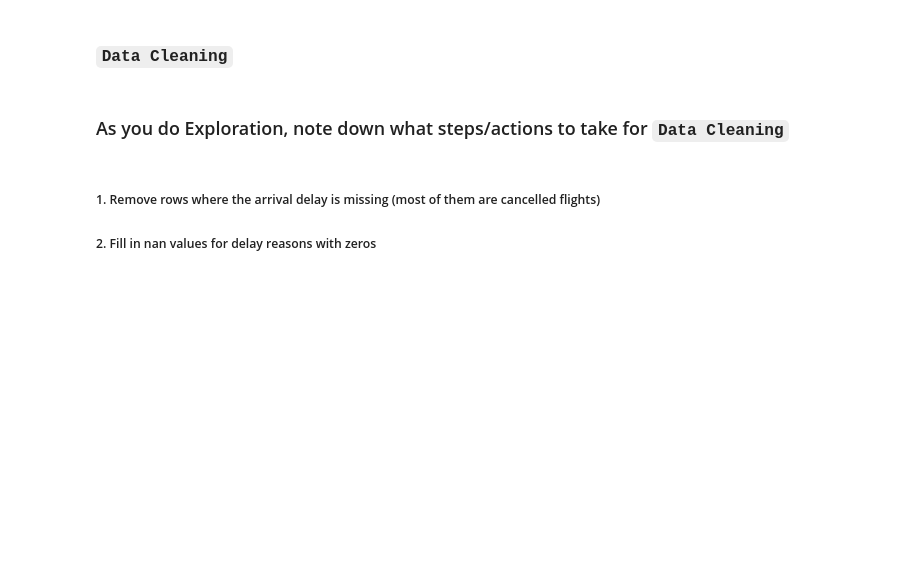
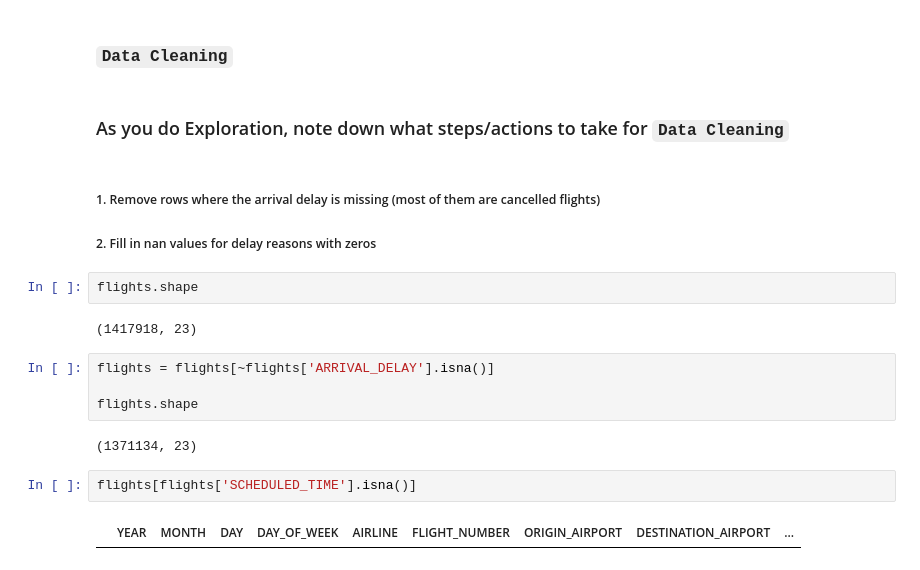
Before and after one commit to 47dhiraj/analytics_projects, a Jupyter notebook: pandas/data_exploration_and_data_cleaning/Flight Project/flight_project.ipynb, the cells around one changed output. Drawn from its saved outputs; the diff is of its cells as text; blank space fills up the shorter version.

```diff
--- a/pandas/data_exploration_and_data_cleaning/Flight Project/flight_project.ipynb
+++ b/pandas/data_exploration_and_data_cleaning/Flight Project/flight_project.ipynb
@@ -308,3 +332,17 @@ arrival_na_not_cancelled[arrival_na_not_cancelled['ARRIVAL_TIME'].isna()].shape
 # %% [markdown]
 ##### 1. Remove rows where the arrival delay is missing (most of them are cancelled flights)
 ##### 2. Fill in nan values for delay reasons with zeros
+# %%
+flights.shape
+# %% [output]
+(1417918, 23)
+# %%
+flights = flights[~flights['ARRIVAL_DELAY'].isna()]
+
+flights.shape
+# %% [output]
+(1371134, 23)
+# %%
+flights[flights['SCHEDULED_TIME'].isna()]
+# %% [output]
+|  | YEAR | MONTH | DAY | DAY_OF_WEEK | AIRLINE | FLIGHT_NUMBER | ORIGIN_AIRPORT | DESTINATION_AIRPORT | ... |
```
Also changed, not shown: parts of 14 cells of this notebook.
